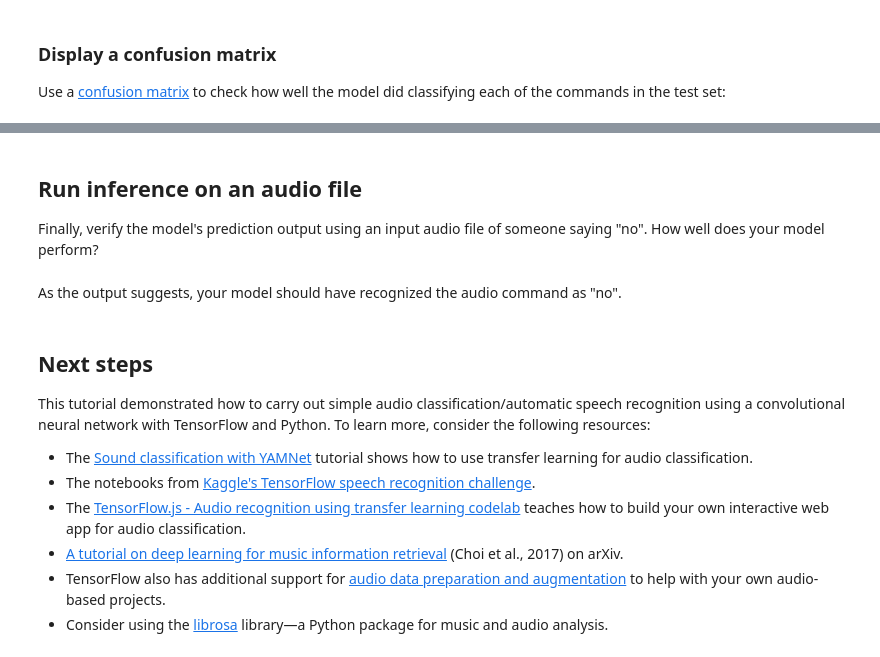
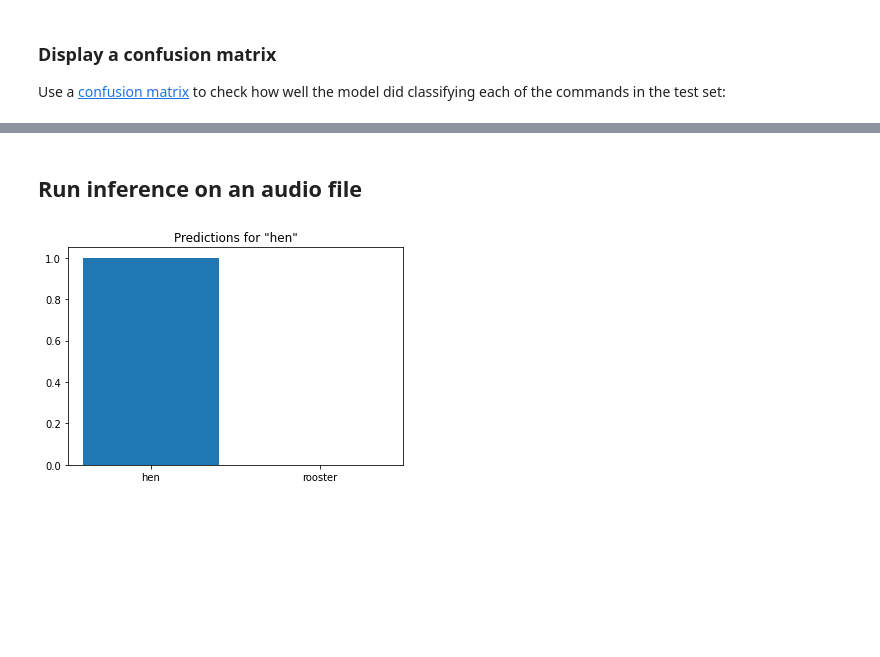
Before and after one commit to RyanParker196/Machine-Learning-Final-Project, a Jupyter notebook: Chicken_Parser.ipynb, the cells around one changed output, grey strips where cells are left out. Cells and saved outputs as stored; diff of their text form; code cells hidden in the pictures; blank space fills up the shorter version.

```diff
--- a/Chicken_Parser.ipynb
+++ b/Chicken_Parser.ipynb
@@ -82,14 +89,10 @@ The shape of the tensor returned by `tf.audio.decode_wav` is `[samples, channels
 # %%
 # TODO: Decode (2: Stereo) -> (1: Mono)
 tensors = filenames
-tensor = tensors[0]
+tensor = tensors[1]
 print(tensor)
 print(tensor.shape)
 
 filename = tensor.numpy().decode("utf-8")
 print(filename)
-
-sound = AudioSegment.from_wav(filename)
-sound = sound.set_channels(1)
-# sound.export(filename)
 # %% [output]
@@ -100,5 +102,0 @@ FileNotFoundError: [WinError 2] The system cannot find the file specified
-# %%
-test_file_path = DATASET_PATH+'hen/heneggsong1chunk2.wav'
-test_file = tf.io.read_file(test_file_path)
-test_audio, _ = tf.audio.decode_wav(contents=test_file)
-test_audio.shape
@@ -419,28 +495,14 @@ plt.show()
-# %% [markdown]
-## Run inference on an audio file
-
-Finally, verify the model's prediction output using an input audio file of someone saying "no". How well does your model perform?
+# %% [markdown]
+## Run inference on an audio file
 # %%
-sample_file = data_dir/'no/01bb6a2a_nohash_0.wav'
+sample_file = data_dir/'hen/heneggsong1chunk0.wav'
 
 sample_ds = preprocess_dataset([str(sample_file)])
 
 for spectrogram, label in sample_ds.batch(1):
   prediction = model(spectrogram)
   plt.bar(commands, tf.nn.softmax(prediction[0]))
   plt.title(f'Predictions for "{commands[label[0]]}"')
   plt.show()
+# %% [output]
+[figure, added]
-# %% [markdown]
-As the output suggests, your model should have recognized the audio command as "no".
-# %% [markdown]
-## Next steps
-
-This tutorial demonstrated how to carry out simple audio classification/automatic speech recognition using a convolutional neural network with TensorFlow and Python. To learn more, consider the following resources:
-
-- The [Sound classification with YAMNet](https://www.tensorflow.org/hub/tutorials/yamnet) tutorial shows how to use transfer learning for audio classification.
-- The notebooks from <a href="https://www.kaggle.com/c/tensorflow-speech-recognition-challenge/overview" class="external">Kaggle's TensorFlow speech recognition challenge</a>.
-- The
-<a href="https://codelabs.developers.google.com/codelabs/tensorflowjs-audio-codelab/index.html#0" class="external">TensorFlow.js - Audio recognition using transfer learning codelab</a> teaches how to build your own interactive web app for audio classification.
-- <a href="https://arxiv.org/abs/1709.04396" class="external">A tutorial on deep learning for music information retrieval</a> (Choi et al., 2017) on arXiv.
-- TensorFlow also has additional support for [audio data preparation and augmentation](https://www.tensorflow.org/io/tutorials/audio) to help with your own audio-based projects.
-- Consider using the <a href="https://librosa.org/" class="external">librosa</a> library—a Python package for music and audio analysis.
```
Also changed, not shown: parts of 17 cells of this notebook, 43 other files.
